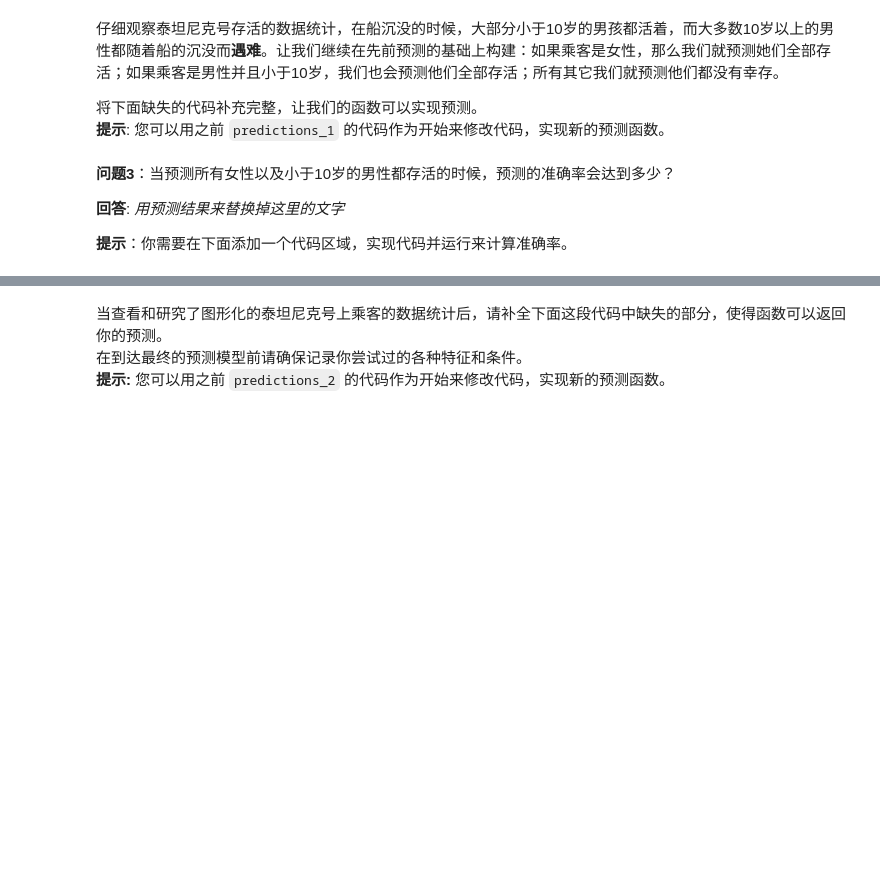
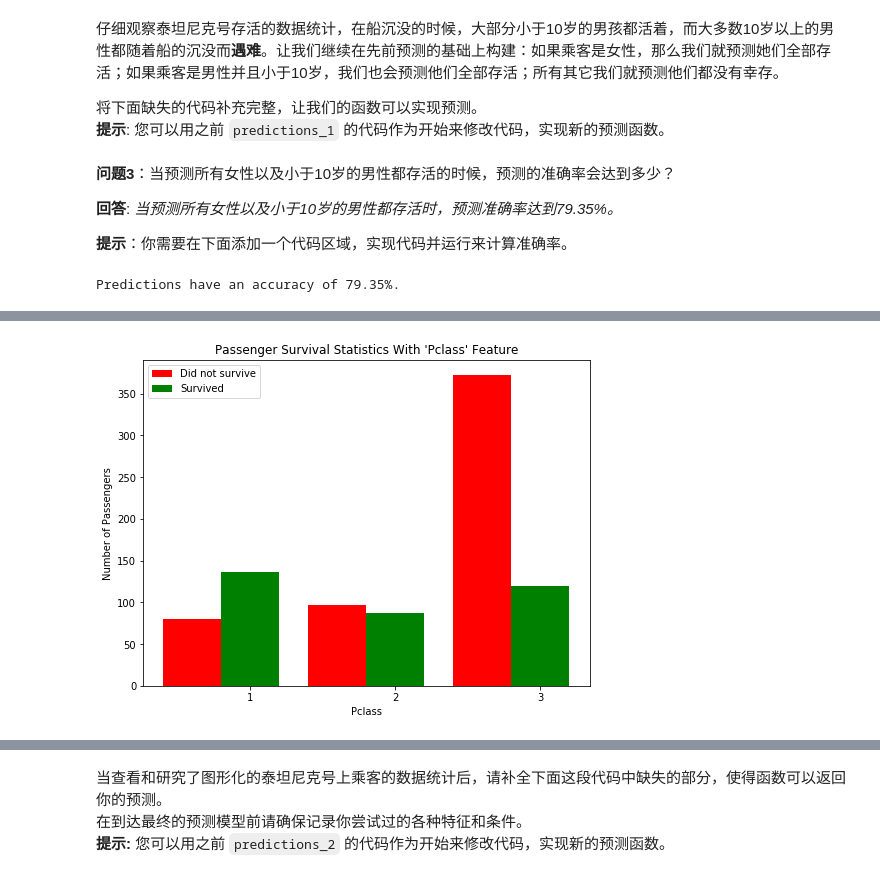
Before and after one commit to Celery-Qin/Titanic_advanced, a Jupyter notebook: titanic_survival_exploration.ipynb, the cells around one changed output, grey strips where cells are left out. Saved outputs shown, nothing was run; the diff lists cells and outputs as text; code cells hidden in the pictures; blank space fills up the shorter version.

```diff
--- a/titanic_survival_exploration.ipynb
+++ b/titanic_survival_exploration.ipynb
@@ -206,9 +227,13 @@ predictions = predictions_2(data)
 # %% [markdown]
 **问题3**：当预测所有女性以及小于10岁的男性都存活的时候，预测的准确率会达到多少？
 
-**回答**: *用预测结果来替换掉这里的文字*
+**回答**: *当预测所有女性以及小于10岁的男性都存活时，预测准确率达到79.35%。*
 
 **提示**：你需要在下面添加一个代码区域，实现代码并运行来计算准确率。
+# %%
+print accuracy_score(outcomes, predictions)
+# %% [output]
+Predictions have an accuracy of 79.35%.
 # %% [markdown]
 ### 你自己的预测模型
 
@@ -218 +244,5 @@ predictions = predictions_2(data)
 **提示:** 要使用多个过滤条件，把每一个条件放在一个列表里作为最后一个参数传递进去。例如: `["Sex == 'male'", "Age < 18"]`
+# %%
+survival_stats(data, outcomes, 'Pclass')
+# %% [output]
+[figure, added]
```
Also changed, not shown: parts of 25 cells of this notebook, 1 other file.
